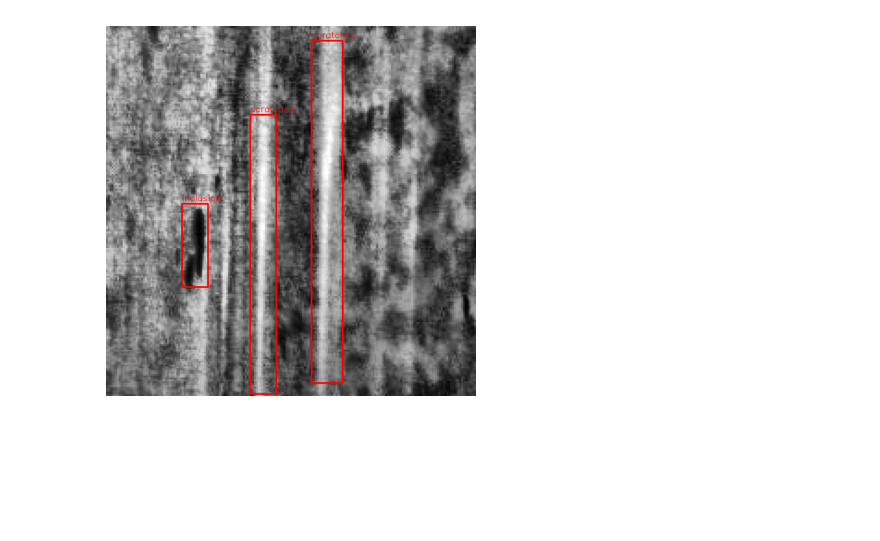
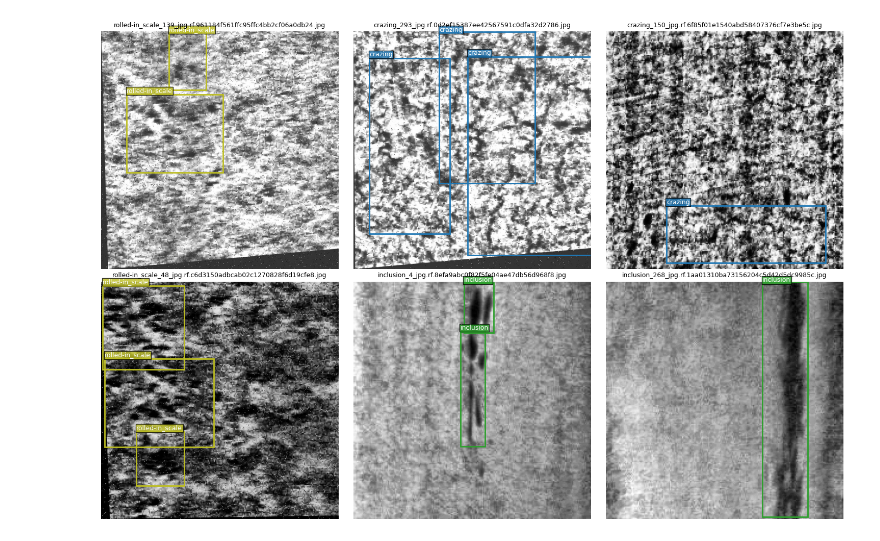
Before and after one commit to Hassan-Shoayb/FactoryEye-Real-Time-AI-Defect-Detection-System, a Jupyter notebook: notebooks/01_explore_dataset.ipynb, the cells around one changed output. Drawn from its saved outputs; the diff is of its cells as text; code cells hidden in the pictures; blank space fills up the shorter version.

```diff
--- a/notebooks/01_explore_dataset.ipynb
+++ b/notebooks/01_explore_dataset.ipynb
@@ -14,8 +48,9 @@ print(os.listdir(dataset_path))
 # %%
-import yaml
+# Class names — pulled directly from the Roboflow export
+CLASS_NAMES = data_cfg["names"]
+if isinstance(CLASS_NAMES, dict):
+    CLASS_NAMES = [CLASS_NAMES[i] for i in sorted(CLASS_NAMES.keys())]
 
-with open(f"{dataset_path}/data.yaml", "r") as f:
-    data = yaml.safe_load(f)
-
-print(data)
+NUM_CLASSES = len(CLASS_NAMES)
+print(f"Classes ({NUM_CLASSES}): {CLASS_NAMES}")
 # %% [output]
@@ -81,7 +165,88 @@ def show_labeled_image(img_path, label_path, class_names):
 # %%
-img_path = f"{dataset_path}/train/images/" + os.listdir(f"{dataset_path}/train/images")[0]
-label_path = img_path.replace("images", "labels").replace(".jpg", ".txt")
+def load_yolo_annotations(label_path: Path, img_w: int, img_h: int) -> list[dict]:
+    """Parse a YOLO .txt file into pixel-coordinate boxes."""
+    boxes = []
+    if not label_path.exists():
+        return boxes
 
-show_labeled_image(img_path, label_path, class_names)
+    with open(label_path) as f:
+        for line in f:
+            line = line.strip()
+            if not line:
+                continue
+            parts = line.split()
+            class_id = int(parts[0])
+            cx, cy, w, h = map(float, parts[1:5])
+
+            # Convert normalised cx,cy,w,h -> pixel x1,y1,x2,y2
+            x1 = (cx - w / 2) * img_w
+            y1 = (cy - h / 2) * img_h
+            x2 = (cx + w / 2) * img_w
+            y2 = (cy + h / 2) * img_h
+
+            boxes.append({
+                "class_id": class_id,
+                "class_name": CLASS_NAMES[class_id],
+                "bbox": [x1, y1, x2, y2],
+            })
+    return boxes
+
+
+def show_sample_images(split: str = "train", n: int = 6, seed: int = 42):
+    # FIXED: Map 'val' to 'valid' and correct the Roboflow path structure
+    folder_name = "valid" if split == "val" else split
+    img_dir = DATASET_ROOT / folder_name / "images"
+    label_dir = DATASET_ROOT / folder_name / "labels"
+
+    # Added safety check just in case the folder is empty
+    if not img_dir.exists():
+        print(f"❌ Error: Image directory not found at {img_dir.resolve()}")
+        return
+
+    image_files = sorted([f for f in img_dir.iterdir() if f.suffix.lower() in (".jpg", ".jpeg", ".png")])
+
+    if not image_files:
+        print(f"⚠️ Warning: No images found in {img_dir.name}")
+        return
+
+    random.seed(seed)
+    sample = random.sample(image_files, min(n, len(image_files)))
+
+    cols = 3
+    rows = (len(sample) + cols - 1) // cols
+    fig, axes = plt.subplots(rows, cols, figsize=(15, 5 * rows))
+    axes = axes.flatten() if rows > 1 else [axes] if cols == 1 else axes
+
+    colors = plt.cm.tab10(np.linspace(0, 1, NUM_CLASSES))
+
+    for ax, img_path in zip(axes, sample):
+        img = cv2.imread(str(img_path))
+        img = cv2.cvtColor(img, cv2.COLOR_BGR2RGB)
+        h, w = img.shape[:2]
+
+        label_path = label_dir / (img_path.stem + ".txt")
+        boxes = load_yolo_annotations(label_path, w, h)
+
+        ax.imshow(img)
+        for box in boxes:
+            x1, y1, x2, y2 = box["bbox"]
+            color = colors[box["class_id"] % len(colors)] # Guard against index errors
+            rect = patches.Rectangle((x1, y1), x2 - x1, y2 - y1,
+                                       linewidth=2, edgecolor=color, facecolor="none")
+            ax.add_patch(rect)
+            ax.text(x1, max(y1 - 5, 0), box["class_name"],
+                    color="white", fontsize=9, bbox=dict(facecolor=color, alpha=0.8, pad=1))
+
+        ax.set_title(img_path.name, fontsize=9)
+        ax.axis("off")
+
+    # Hide unused subplots
+    for ax in axes[len(sample):]:
+        ax.axis("off")
+
+    plt.tight_layout()
+    plt.show()
+
+show_sample_images("train", n=6)
 # %% [output]
-[figure, old version]
+[figure, new version]
```
Also changed, not shown: parts of 16 cells of this notebook.
